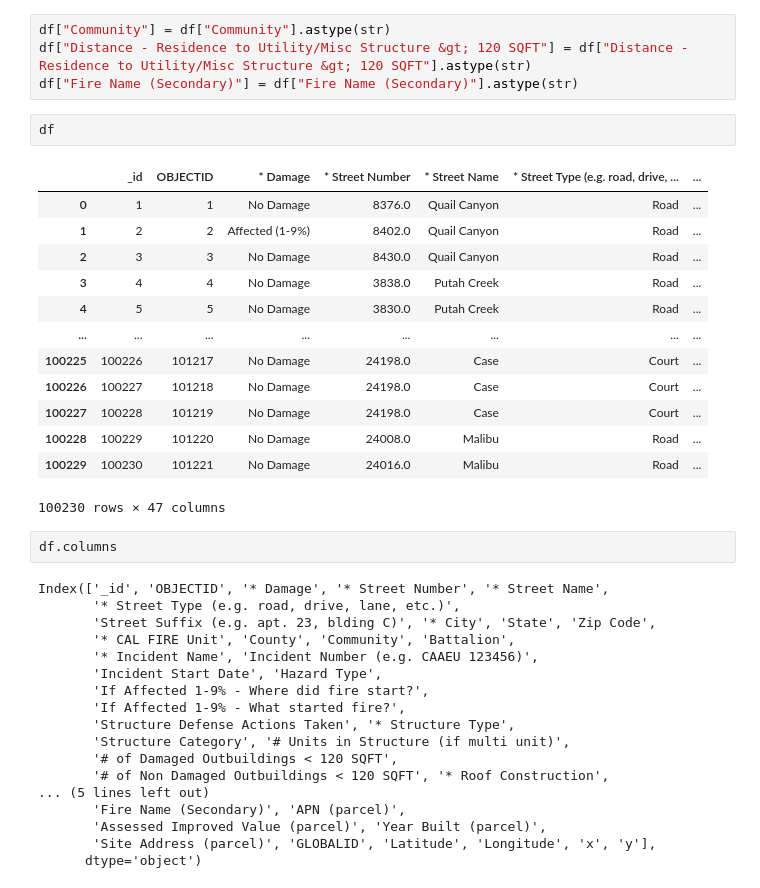
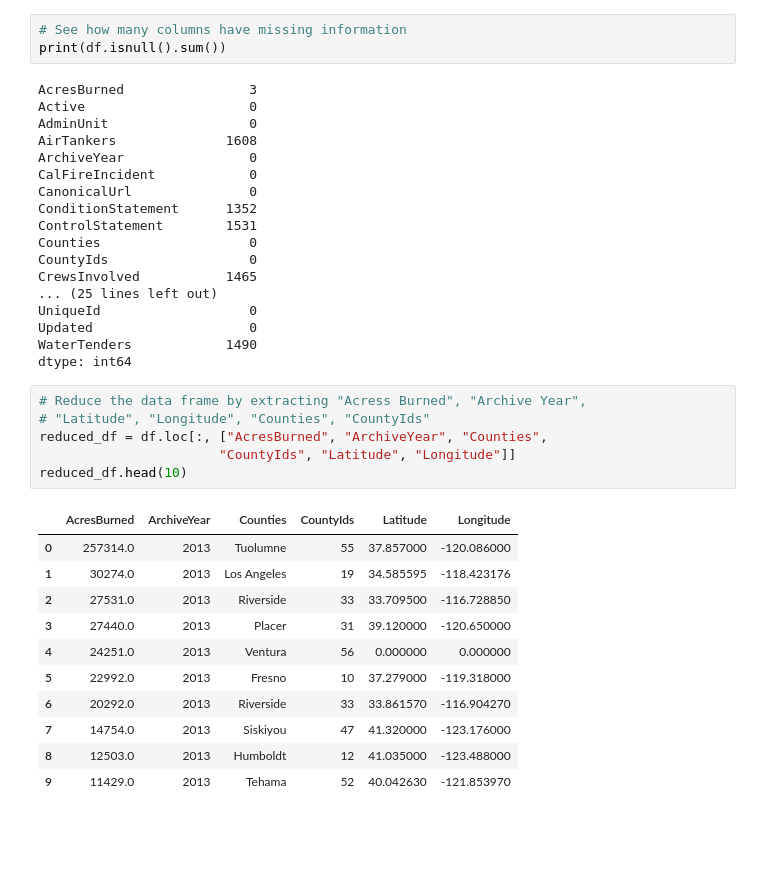
Before and after one commit to RinzlerYCS/project-3, a Jupyter notebook: project_3.ipynb, the cells around one changed output. Drawn from its saved outputs; the diff is of its cells as text; blank space fills up the shorter version.

```diff
--- a/project_3.ipynb
+++ b/project_3.ipynb
@@ -35,40 +35,39 @@ df.head()
-# %%
-df["Community"] = df["Community"].astype(str)
-df["Distance - Residence to Utility/Misc Structure &gt; 120 SQFT"] = df["Distance - Residence to Utility/Misc Structure &gt; 120 SQFT"].astype(str)
-df["Fire Name (Secondary)"] = df["Fire Name (Secondary)"].astype(str)
-# %%
-df
-# %% [output]
-|  | _id | OBJECTID | * Damage | * Street Number | * Street Name | * Street Type (e.g. road, drive, ... | ... |
-| 0 | 1 | 1 | No Damage | 8376.0 | Quail Canyon | Road | ... |
-| 1 | 2 | 2 | Affected (1-9%) | 8402.0 | Quail Canyon | Road | ... |
-| 2 | 3 | 3 | No Damage | 8430.0 | Quail Canyon | Road | ... |
-| 3 | 4 | 4 | No Damage | 3838.0 | Putah Creek | Road | ... |
-| 4 | 5 | 5 | No Damage | 3830.0 | Putah Creek | Road | ... |
-| ... | ... | ... | ... | ... | ... | ... | ... |
-| 100225 | 100226 | 101217 | No Damage | 24198.0 | Case | Court | ... |
-| 100226 | 100227 | 101218 | No Damage | 24198.0 | Case | Court | ... |
-| 100227 | 100228 | 101219 | No Damage | 24198.0 | Case | Court | ... |
-| 100228 | 100229 | 101220 | No Damage | 24008.0 | Malibu | Road | ... |
-| 100229 | 100230 | 101221 | No Damage | 24016.0 | Malibu | Road | ... |
-100230 rows × 47 columns
 # %%
-df.columns
+# See how many columns have missing information
+print(df.isnull().sum())
 # %% [output]
-Index(['_id', 'OBJECTID', '* Damage', '* Street Number', '* Street Name',
-       '* Street Type (e.g. road, drive, lane, etc.)',
-       'Street Suffix (e.g. apt. 23, blding C)', '* City', 'State', 'Zip Code',
-       '* CAL FIRE Unit', 'County', 'Community', 'Battalion',
-       '* Incident Name', 'Incident Number (e.g. CAAEU 123456)',
-       'Incident Start Date', 'Hazard Type',
-       'If Affected 1-9% - Where did fire start?',
-       'If Affected 1-9% - What started fire?',
-       'Structure Defense Actions Taken', '* Structure Type',
-       'Structure Category', '# Units in Structure (if multi unit)',
-       '# of Damaged Outbuildings < 120 SQFT',
-       '# of Non Damaged Outbuildings < 120 SQFT', '* Roof Construction',
-... (5 lines left out)
-       'Fire Name (Secondary)', 'APN (parcel)',
-       'Assessed Improved Value (parcel)', 'Year Built (parcel)',
-       'Site Address (parcel)', 'GLOBALID', 'Latitude', 'Longitude', 'x', 'y'],
-      dtype='object')
+AcresBurned                3
+Active                     0
+AdminUnit                  0
+AirTankers              1608
+ArchiveYear                0
+CalFireIncident            0
+CanonicalUrl               0
+ConditionStatement      1352
+ControlStatement        1531
+Counties                   0
+CountyIds                  0
+CrewsInvolved           1465
+... (25 lines left out)
+UniqueId                   0
+Updated                    0
+WaterTenders            1490
+dtype: int64
+# %%
+# Reduce the data frame by extracting "Acress Burned", "Archive Year",
+# "Latitude", "Longitude", "Counties", "CountyIds"
+reduced_df = df.loc[:, ["AcresBurned", "ArchiveYear", "Counties",
+                       "CountyIds", "Latitude", "Longitude"]]
+reduced_df.head(10)
+# %% [output]
+|  | AcresBurned | ArchiveYear | Counties | CountyIds | Latitude | Longitude |
+| 0 | 257314.0 | 2013 | Tuolumne | 55 | 37.857000 | -120.086000 |
+| 1 | 30274.0 | 2013 | Los Angeles | 19 | 34.585595 | -118.423176 |
+| 2 | 27531.0 | 2013 | Riverside | 33 | 33.709500 | -116.728850 |
+| 3 | 27440.0 | 2013 | Placer | 31 | 39.120000 | -120.650000 |
+| 4 | 24251.0 | 2013 | Ventura | 56 | 0.000000 | 0.000000 |
+| 5 | 22992.0 | 2013 | Fresno | 10 | 37.279000 | -119.318000 |
+| 6 | 20292.0 | 2013 | Riverside | 33 | 33.861570 | -116.904270 |
+| 7 | 14754.0 | 2013 | Siskiyou | 47 | 41.320000 | -123.176000 |
+| 8 | 12503.0 | 2013 | Humboldt | 12 | 41.035000 | -123.488000 |
+| 9 | 11429.0 | 2013 | Tehama | 52 | 40.042630 | -121.853970 |
```
Also changed, not shown: parts of 9 cells of this notebook, 2 other files.
